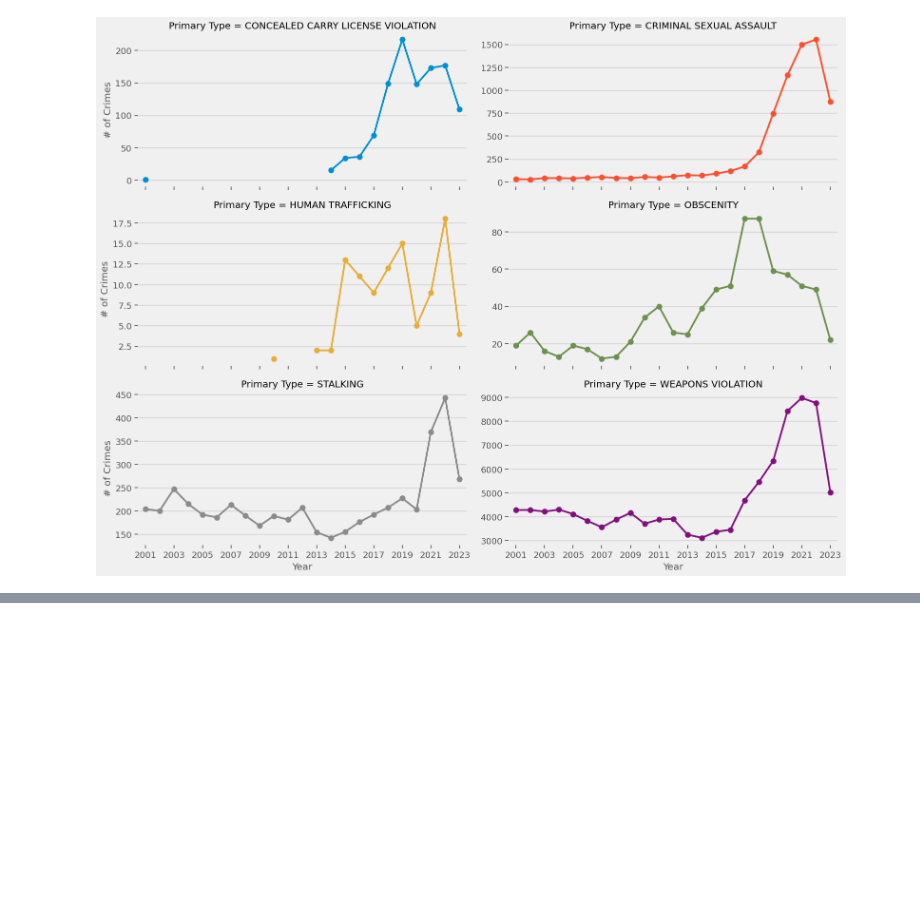
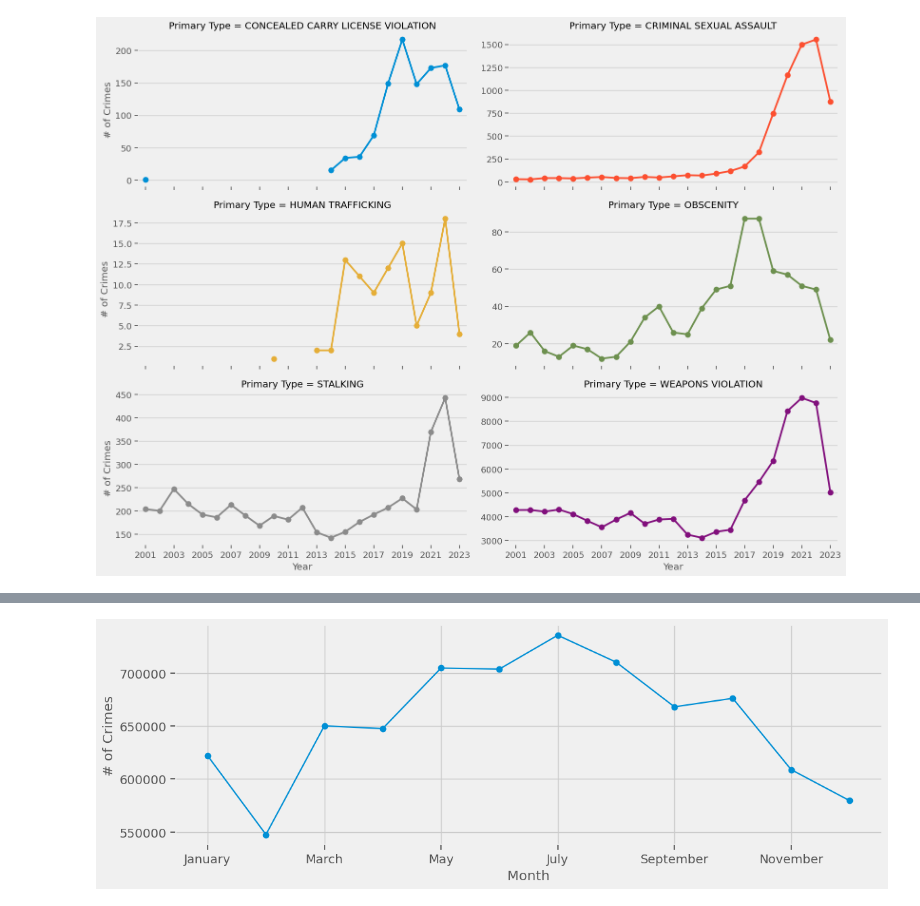
Before and after one commit to jonnunez92/Project-4---Chicago-Crime-Data, a Jupyter notebook: Project 4_Part 1 - Chicago Crime Data - Jonathan Nunez.ipynb, the cells around one changed output, grey strips where cells are left out. Saved outputs shown, nothing was run; the diff lists cells and outputs as text; code cells hidden in the pictures; blank space fills up the shorter version.

```diff
--- a/Project 4_Part 1 - Chicago Crime Data - Jonathan Nunez.ipynb
+++ b/Project 4_Part 1 - Chicago Crime Data - Jonathan Nunez.ipynb
@@ -506,0 +567,10 @@ plt.xticks(np.arange(0,23, step=2));
+# %%
+## save month counts
+# month_lookup.values() will reorder df['MonthName'].value_counts() by month
+month_counts = df4['MonthName'].value_counts()[month_lookup.values()]
+# year_counts = df.groupby("Year").size()
+ax = month_counts.plot(style='o-',grid=True,
+                       ylabel='# of Crimes',
+                       xlabel='Month');
+# %% [output]
+[figure, added]
```
Also changed, not shown: parts of 9 cells of this notebook.
